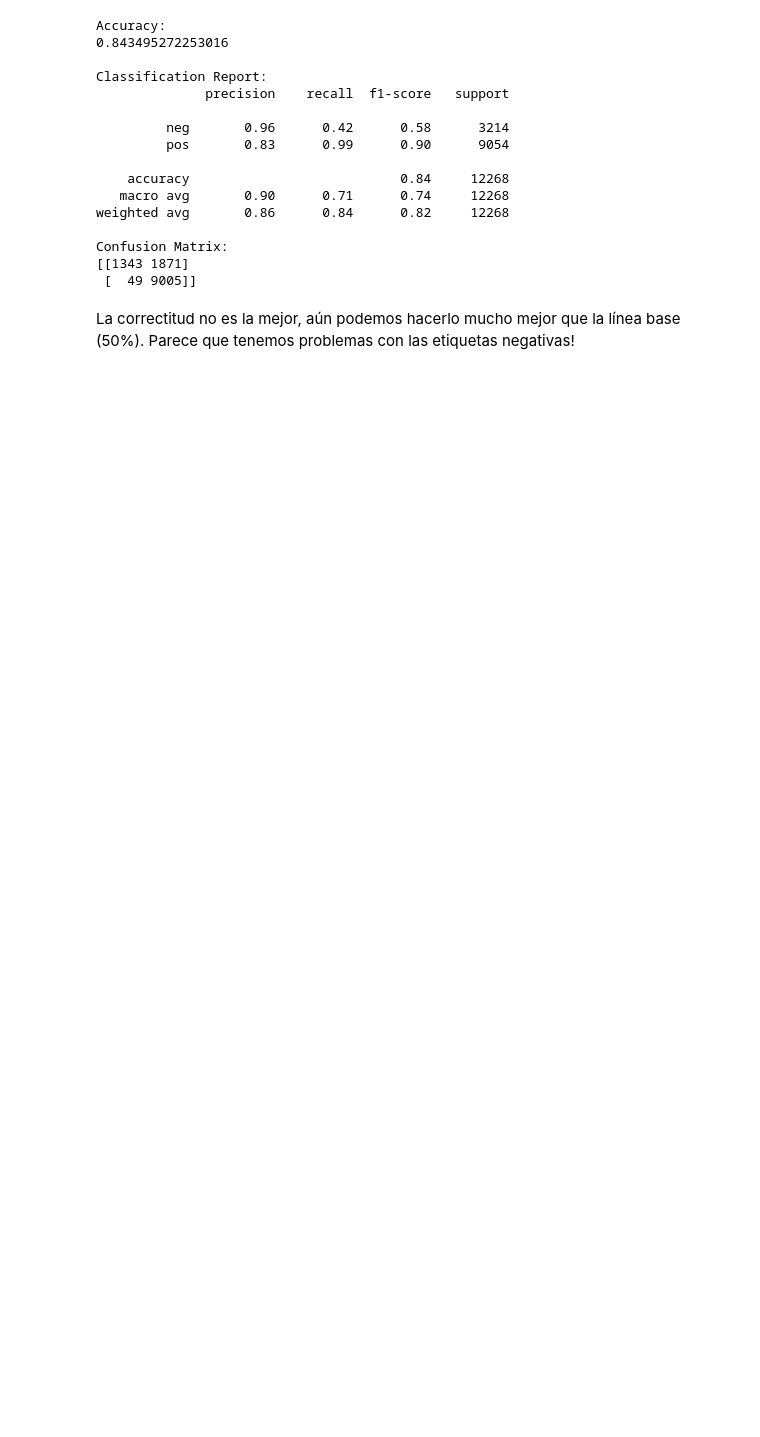
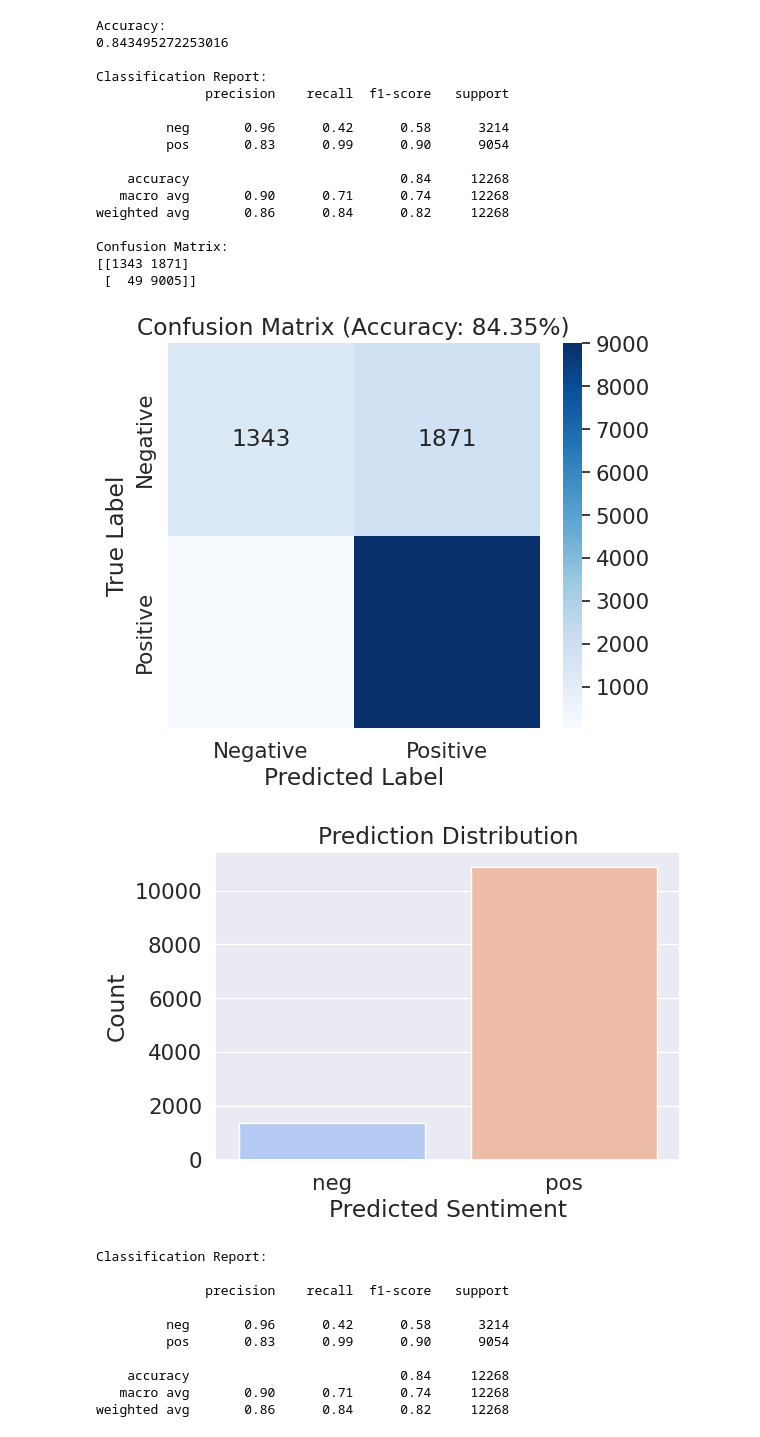
Before and after one commit to semurillas/NLP_MIAA_252, a Jupyter notebook: Sesion 1/Practice/7-sentiment-analysis.ipynb, the cells around one changed output. Cells and saved outputs as stored; diff of their text form; code cells hidden in the pictures; blank space fills up the shorter version.

Commit message:
Updating Google Colab Notebook 7-sentiment-analysis after all the adjusts done.

```diff
--- a/Sesion 1/Practice/7-sentiment-analysis.ipynb
+++ b/Sesion 1/Practice/7-sentiment-analysis.ipynb
@@ -253,5 +279,53 @@ weighted avg       0.86      0.84      0.82     12268
 Confusion Matrix:
 [[1343 1871]
  [  49 9005]]
-# %% [markdown]
-La correctitud no es la mejor, aún podemos hacerlo mucho mejor que la línea base (50%). Parece que tenemos problemas con las etiquetas negativas!
+# %%
+import matplotlib.pyplot as plt
+import seaborn as sns
+from sklearn.metrics import accuracy_score, confusion_matrix, classification_report
+
+# Actual sentiment labels
+y_true = reviews["sentiment_label"].values
+
+# Predicted sentiment labels
+y_pred = reviews["prediction"].values
+
+# Metrics
+accuracy = accuracy_score(y_true, y_pred)
+conf_matrix = confusion_matrix(y_true, y_pred)
+class_report = classification_report(y_true, y_pred, output_dict=True)
+
+# ---- 1. Confusion Matrix Heatmap ----
+plt.figure(figsize=(6, 5))
+sns.heatmap(conf_matrix, annot=True, fmt='d', cmap='Blues',
+            xticklabels=["Negative", "Positive"],
+            yticklabels=["Negative", "Positive"])
+plt.xlabel("Predicted Label")
+plt.ylabel("True Label")
+plt.title(f"Confusion Matrix (Accuracy: {accuracy:.2%})")
+plt.show()
+
+# ---- 2. Class Distribution Bar Chart ----
+plt.figure(figsize=(6, 4))
+sns.countplot(x=y_pred, order=["neg", "pos"], palette="coolwarm")
+plt.xlabel("Predicted Sentiment")
+plt.ylabel("Count")
+plt.title("Prediction Distribution")
+plt.show()
+
+# ---- 3. Print the classification report ----
+print("Classification Report:\n")
+print(classification_report(y_true, y_pred))
+# %% [output]
+[figure, added]
+[figure, added]
+Classification Report:
+
+              precision    recall  f1-score   support
+
+         neg       0.96      0.42      0.58      3214
+         pos       0.83      0.99      0.90      9054
+
+    accuracy                           0.84     12268
+   macro avg       0.90      0.71      0.74     12268
+weighted avg       0.86      0.84      0.82     12268
```
Also changed, not shown: parts of 40 cells of this notebook.
